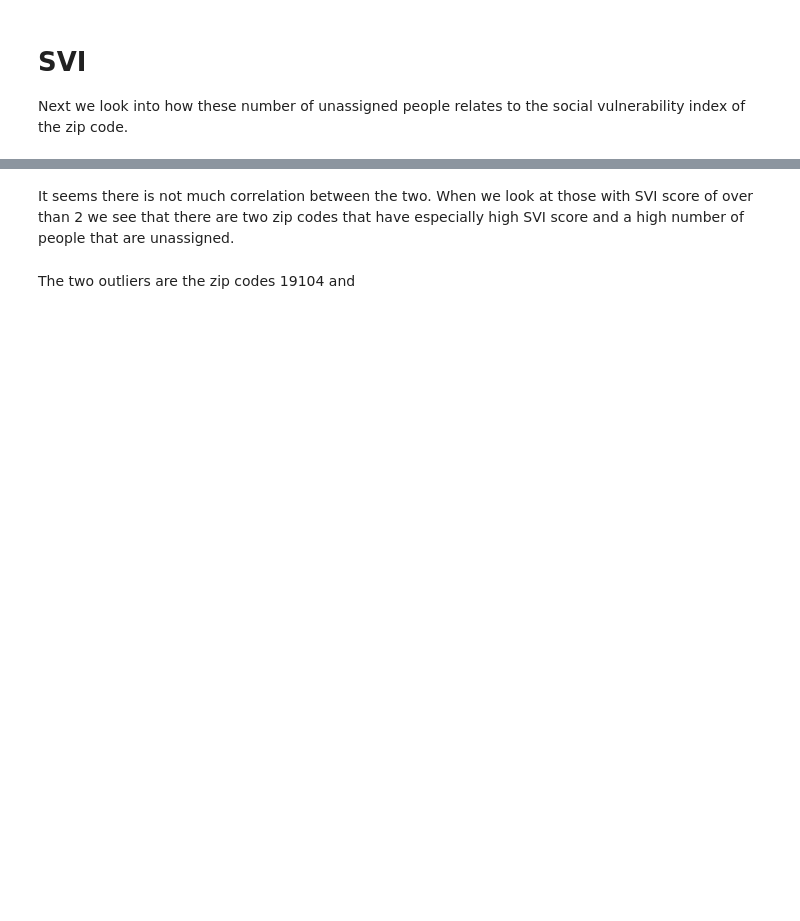
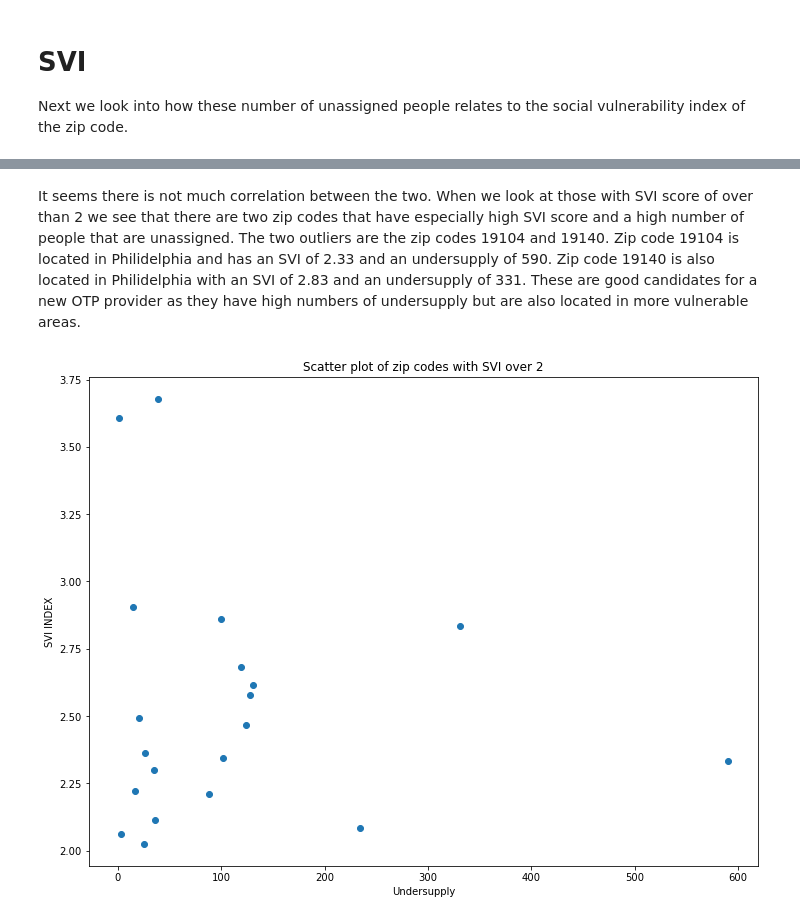
Before and after one commit to kaden-call2/Underserved_otp, a Jupyter notebook: final_notebook.ipynb, the cells around one changed output, grey strips where cells are left out. Saved outputs shown, nothing was run; the diff lists cells and outputs as text; code cells hidden in the pictures; blank space fills up the shorter version.

```diff
--- a/final_notebook.ipynb
+++ b/final_notebook.ipynb
@@ -94,24 +79,16 @@ plt.show()
 # %% [markdown]
-It seems there is not much correlation between the two. When we look at those with SVI score of over than 2 we see that there are two zip codes that have especially high SVI score and a high number of people that are unassigned.
+It seems there is not much correlation between the two. When we look at those with SVI score of over than 2 we see that there are two zip codes that have especially high SVI score and a high number of people that are unassigned. The two outliers are the zip codes 19104 and 19140. Zip code 19104 is located in Philidelphia and has an SVI of 2.33 and an undersupply of 590. Zip code 19140 is also located in Philidelphia with an SVI of 2.83 and an undersupply of 331. These are good candidates for a new OTP provider as they have high numbers of undersupply but are also located in more vulnerable areas.
 # %%
 over_2 = svi_zips[svi_zips['RPL_THEMES'] >= 2]
-
-
 
 over_2_unassigned = penn_lp[2].join(over_2.set_index(['ZIP']), on='RATES ZIP', how='right')
 
 plt.figure(figsize=(12,9))
 plt.scatter(over_2_unassigned['picked'], over_2_unassigned['RPL_THEMES'])
-plt.xlabel('unassigned')
+plt.xlabel('Undersupply')
 plt.ylabel('SVI INDEX')
 plt.title('Scatter plot of zip codes with SVI over 2')
 
-
-labels = svi_unassigned.index
-for i, label in enumerate(labels):
-    plt.text(svi_unassigned['picked'][i], svi_unassigned['RPL_THEMES'][i]+.02, labels[i])
-
-
 plt.show()
+# %% [output]
+[figure, added]
-# %% [markdown]
-The two outliers are the zip codes 19104 and
```
Also changed, not shown: parts of 3 cells of this notebook, 1 other file.
